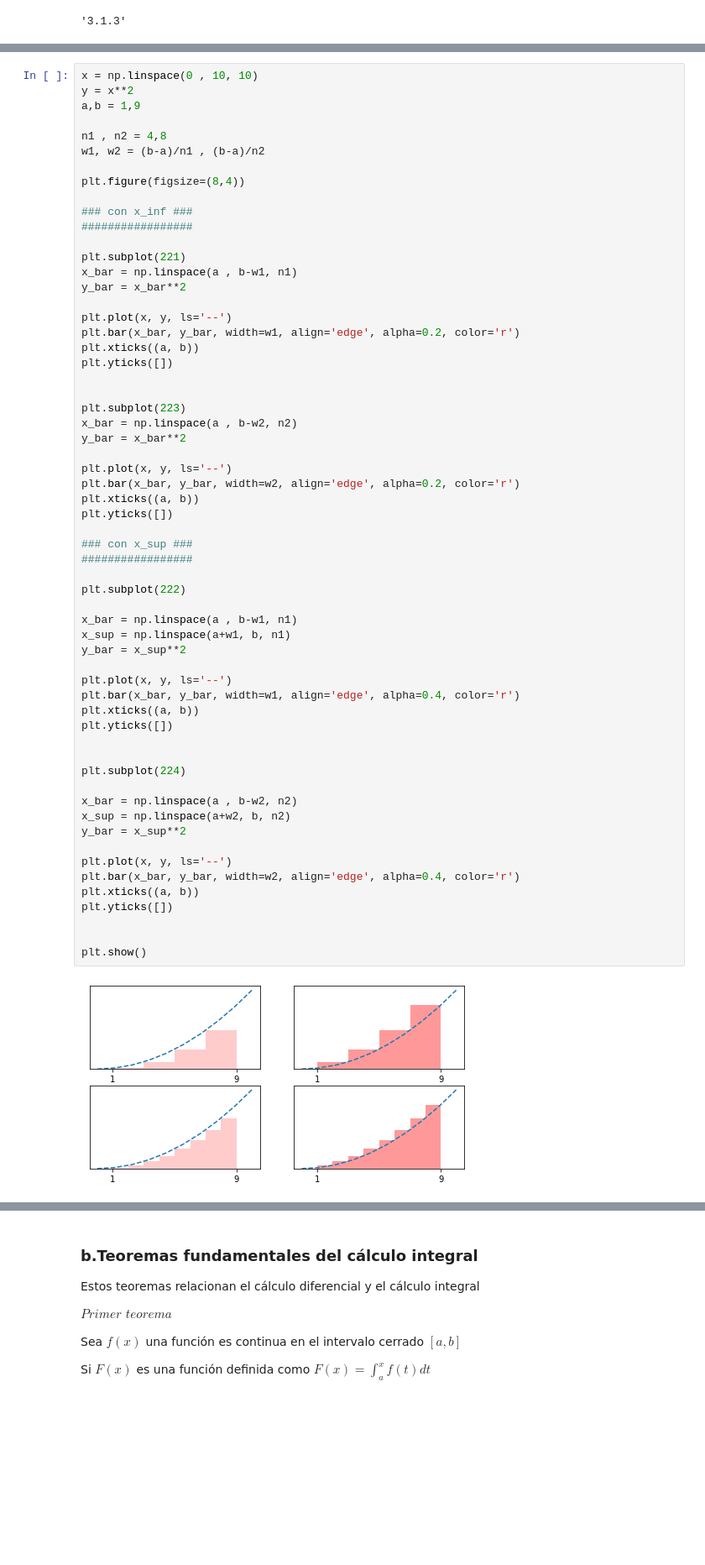
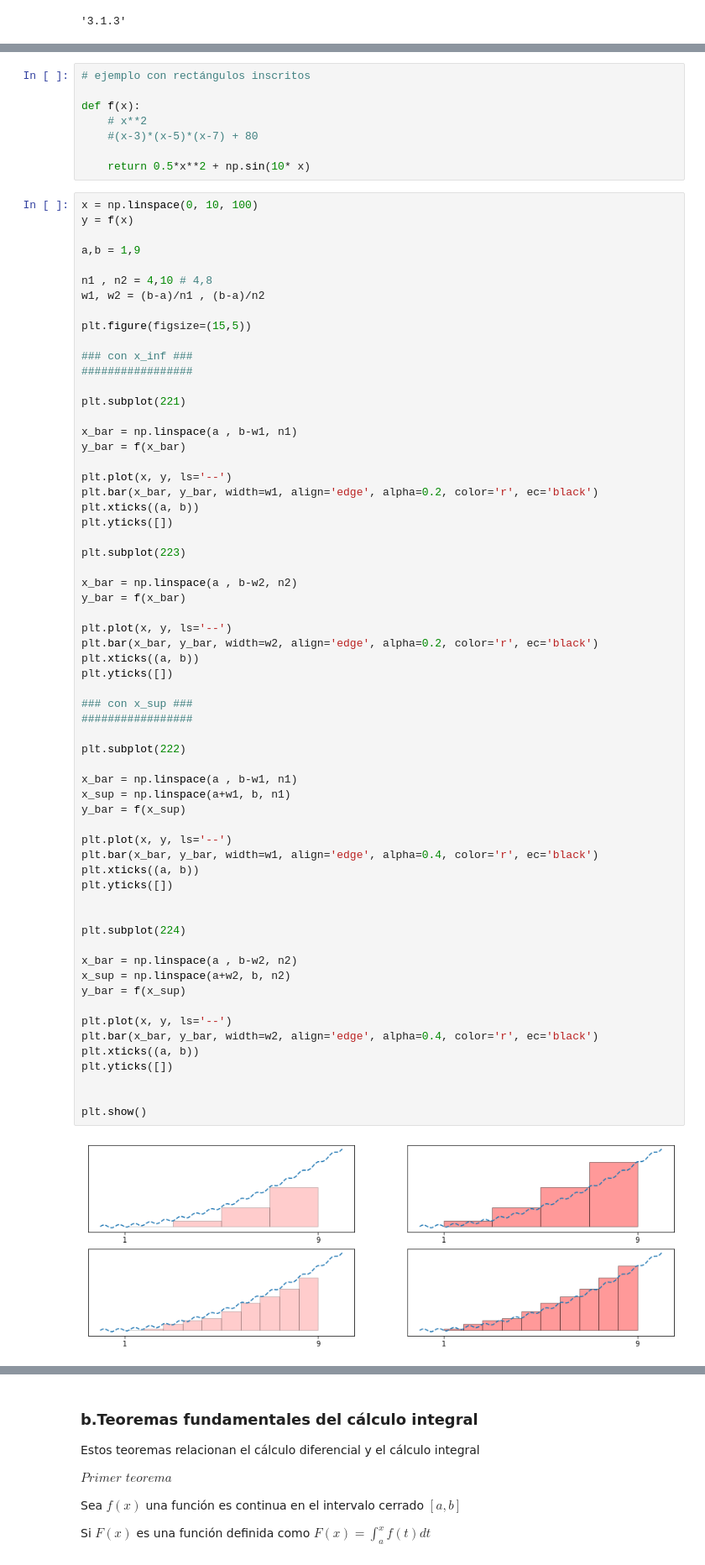
Before and after one commit to HernanMagallanes/AM_Python, a Jupyter notebook: Cálculo integral con python.ipynb, the cells around one changed output, grey strips where cells are left out. Shown at 84% size. Saved outputs shown, nothing was run; the diff lists cells and outputs as text; blank space fills up the shorter version.

```diff
--- a/Cálculo integral con python.ipynb
+++ b/Cálculo integral con python.ipynb
@@ -112,66 +115,76 @@ la una función par $f(x) = f(-x) \Rightarrow \int _{a}^{b} f(x) dx = 2 \int _{0
 
 ó si la función es impar $f(-x) = - f(x) \Rightarrow \int _{-a}^{a} f(x) dx = 0$
+# %%
+# ejemplo con rectángulos inscritos
+
+def f(x):
+    # x**2
+    #(x-3)*(x-5)*(x-7) + 80
+
+    return 0.5*x**2 + np.sin(10* x)
 # %%
-x = np.linspace(0 , 10, 10)
-y = x**2
+x = np.linspace(0, 10, 100)
+y = f(x)
+
 a,b = 1,9
 
-n1 , n2 = 4,8
+n1 , n2 = 4,10 # 4,8
 w1, w2 = (b-a)/n1 , (b-a)/n2
 
-plt.figure(figsize=(8,4))
+plt.figure(figsize=(15,5))
 
 ### con x_inf ###
 #################
 
 plt.subplot(221)
+
 x_bar = np.linspace(a , b-w1, n1)
-y_bar = x_bar**2
+y_bar = f(x_bar)
 
 plt.plot(x, y, ls='--')
-plt.bar(x_bar, y_bar, width=w1, align='edge', alpha=0.2, color='r')
+plt.bar(x_bar, y_bar, width=w1, align='edge', alpha=0.2, color='r', ec='black')
 plt.xticks((a, b))
 plt.yticks([])
 
+plt.subplot(223)
 
-plt.subplot(223)
 x_bar = np.linspace(a , b-w2, n2)
-y_bar = x_bar**2
+y_bar = f(x_bar)
 
 plt.plot(x, y, ls='--')
-plt.bar(x_bar, y_bar, width=w2, align='edge', alpha=0.2, color='r')
+plt.bar(x_bar, y_bar, width=w2, align='edge', alpha=0.2, color='r', ec='black')
 plt.xticks((a, b))
 plt.yticks([])
 
 ### con x_sup ###
 #################
 
 plt.subplot(222)
 
 x_bar = np.linspace(a , b-w1, n1)
 x_sup = np.linspace(a+w1, b, n1)
-y_bar = x_sup**2
+y_bar = f(x_sup)
 
 plt.plot(x, y, ls='--')
-plt.bar(x_bar, y_bar, width=w1, align='edge', alpha=0.4, color='r')
+plt.bar(x_bar, y_bar, width=w1, align='edge', alpha=0.4, color='r', ec='black')
 plt.xticks((a, b))
 plt.yticks([])
 
 
 plt.subplot(224)
 
 x_bar = np.linspace(a , b-w2, n2)
 x_sup = np.linspace(a+w2, b, n2)
-y_bar = x_sup**2
+y_bar = f(x_sup)
 
 plt.plot(x, y, ls='--')
-plt.bar(x_bar, y_bar, width=w2, align='edge', alpha=0.4, color='r')
+plt.bar(x_bar, y_bar, width=w2, align='edge', alpha=0.4, color='r', ec='black')
 plt.xticks((a, b))
 plt.yticks([])
 
 
 plt.show()
 # %% [output]
-[figure, old version]
+[figure, new version]
 # %%
 # función
```
Also changed, not shown: parts of 24 cells of this notebook.
